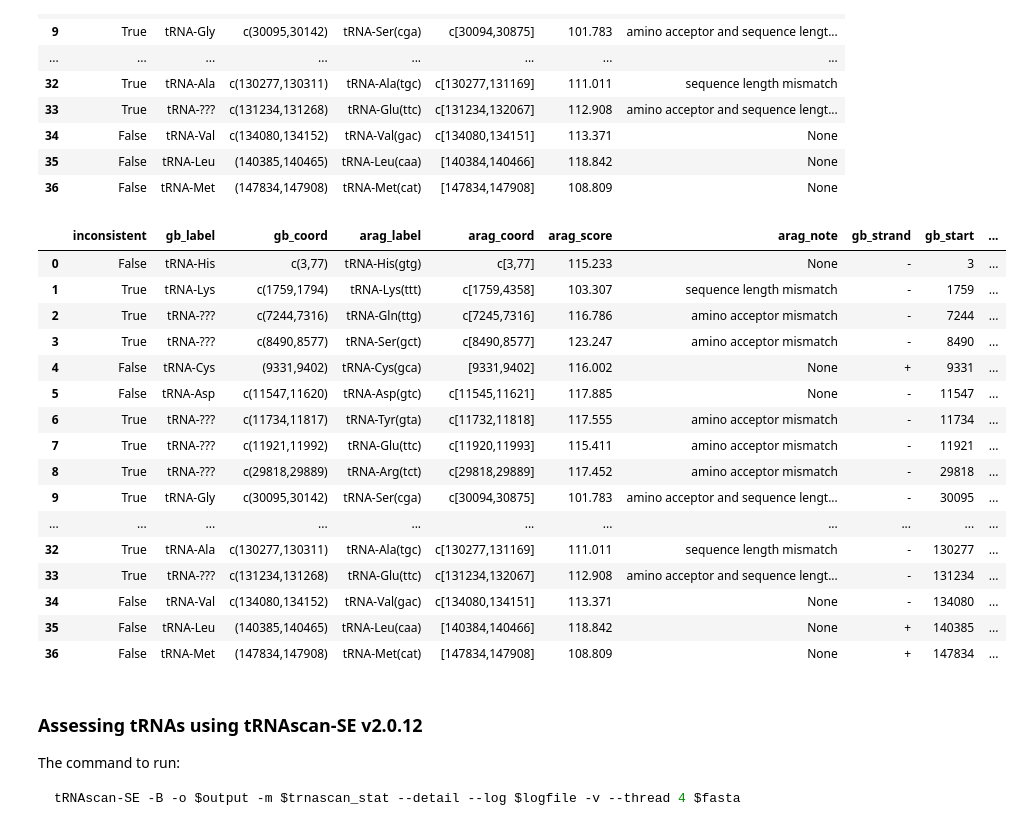
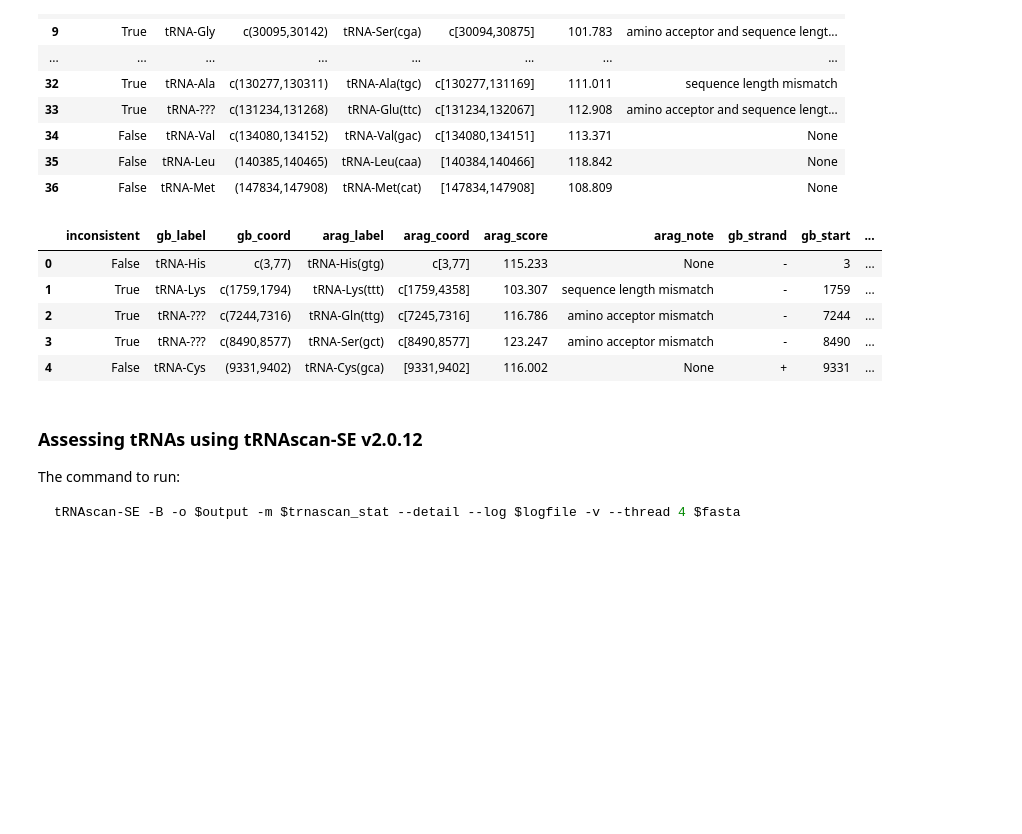
Before and after one commit to asan-emirsaleh/plastome_postprocessing, a Jupyter notebook: troubleshoot_cc.ipynb, the cells around one changed output. Cells and saved outputs as stored; diff of their text form; code cells hidden in the pictures; blank space fills up the shorter version.

```diff
--- a/troubleshoot_cc.ipynb
+++ b/troubleshoot_cc.ipynb
@@ -626,47 +626,36 @@ start line index: 1663
 # in the string, "c" symbol is mentioned for complement-stranded coords
 import numpy as np
 
 # decomposing 'gb_coord'
 df_aragorn['gb_strand'] = np.where(
     df_aragorn['gb_coord'].str.startswith("c"),
     "-", "+"
     )
 
 coord = df_aragorn['gb_coord'].str.strip("[(c)] ").str.split(",", expand=True)
 df_aragorn["gb_start"] = coord[0].astype(int)
 df_aragorn["gb_end"] = coord[1].astype(int)
 
 # decomposing 'arag_coord'
 # one row contains None for 'arag_coord' field
 df_aragorn['arag_strand'] = np.where(
     df_aragorn["arag_coord"].notna() &
     df_aragorn['arag_coord'].str.startswith("c"),
     "-", "+"
     )
 
 coord = df_aragorn['arag_coord'].where(df_aragorn["arag_coord"].notna()).str.lstrip("c").str.strip("[] ").str.split(",", expand=True)
-df_aragorn["arag_start"] = pd.to_numeric(coord[0], errors="coerce")
-df_aragorn["arag_end"] = pd.to_numeric(coord[1], errors="coerce")
+df_aragorn["arag_start"] = pd.to_numeric(coord[0], downcast='signed', errors="coerce").fillna(0).astype(int)
+df_aragorn["arag_end"] = pd.to_numeric(coord[1], downcast='signed', errors="coerce").fillna(0).astype(int)
 
-display(df_aragorn)
+display(df_aragorn.head())
 # %% [output]
 |  | inconsistent | gb_label | gb_coord | arag_label | arag_coord | arag_score | arag_note | gb_strand | gb_start | ... |
 | 0 | False | tRNA-His | c(3,77) | tRNA-His(gtg) | c[3,77] | 115.233 | None | - | 3 | ... |
 | 1 | True | tRNA-Lys | c(1759,1794) | tRNA-Lys(ttt) | c[1759,4358] | 103.307 | sequence length mismatch | - | 1759 | ... |
 | 2 | True | tRNA-??? | c(7244,7316) | tRNA-Gln(ttg) | c[7245,7316] | 116.786 | amino acceptor mismatch | - | 7244 | ... |
 | 3 | True | tRNA-??? | c(8490,8577) | tRNA-Ser(gct) | c[8490,8577] | 123.247 | amino acceptor mismatch | - | 8490 | ... |
 | 4 | False | tRNA-Cys | (9331,9402) | tRNA-Cys(gca) | [9331,9402] | 116.002 | None | + | 9331 | ... |
-| 5 | False | tRNA-Asp | c(11547,11620) | tRNA-Asp(gtc) | c[11545,11621] | 117.885 | None | - | 11547 | ... |
-| 6 | True | tRNA-??? | c(11734,11817) | tRNA-Tyr(gta) | c[11732,11818] | 117.555 | amino acceptor mismatch | - | 11734 | ... |
-| 7 | True | tRNA-??? | c(11921,11992) | tRNA-Glu(ttc) | c[11920,11993] | 115.411 | amino acceptor mismatch | - | 11921 | ... |
-| 8 | True | tRNA-??? | c(29818,29889) | tRNA-Arg(tct) | c[29818,29889] | 117.452 | amino acceptor mismatch | - | 29818 | ... |
-| 9 | True | tRNA-Gly | c(30095,30142) | tRNA-Ser(cga) | c[30094,30875] | 101.783 | amino acceptor and sequence lengt... | - | 30095 | ... |
-| ... | ... | ... | ... | ... | ... | ... | ... | ... | ... | ... |
-| 32 | True | tRNA-Ala | c(130277,130311) | tRNA-Ala(tgc) | c[130277,131169] | 111.011 | sequence length mismatch | - | 130277 | ... |
-| 33 | True | tRNA-??? | c(131234,131268) | tRNA-Glu(ttc) | c[131234,132067] | 112.908 | amino acceptor and sequence lengt... | - | 131234 | ... |
-| 34 | False | tRNA-Val | c(134080,134152) | tRNA-Val(gac) | c[134080,134151] | 113.371 | None | - | 134080 | ... |
-| 35 | False | tRNA-Leu | (140385,140465) | tRNA-Leu(caa) | [140384,140466] | 118.842 | None | + | 140385 | ... |
-| 36 | False | tRNA-Met | (147834,147908) | tRNA-Met(cat) | [147834,147908] | 108.809 | None | + | 147834 | ... |
 # %% [markdown]
 ### Assessing tRNAs using tRNAscan-SE v2.0.12
 The command to run:
```
Also changed, not shown: parts of 7 cells of this notebook.
